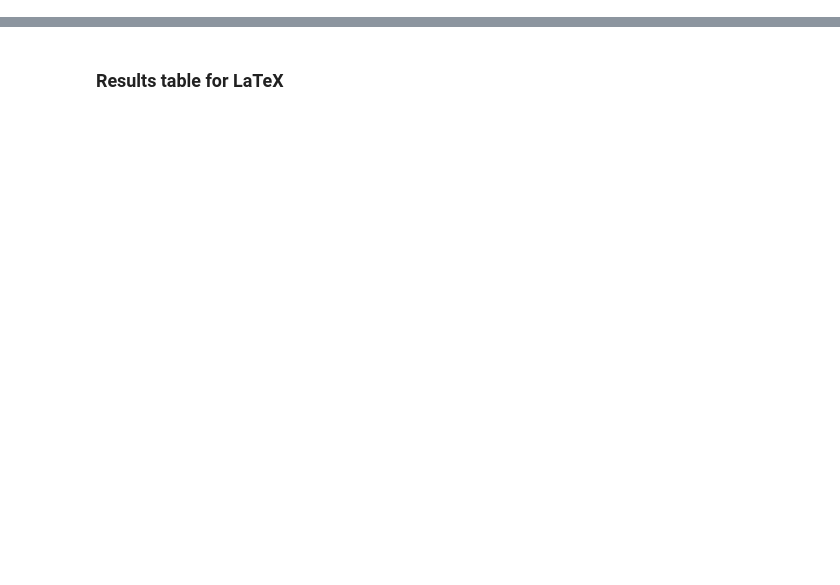
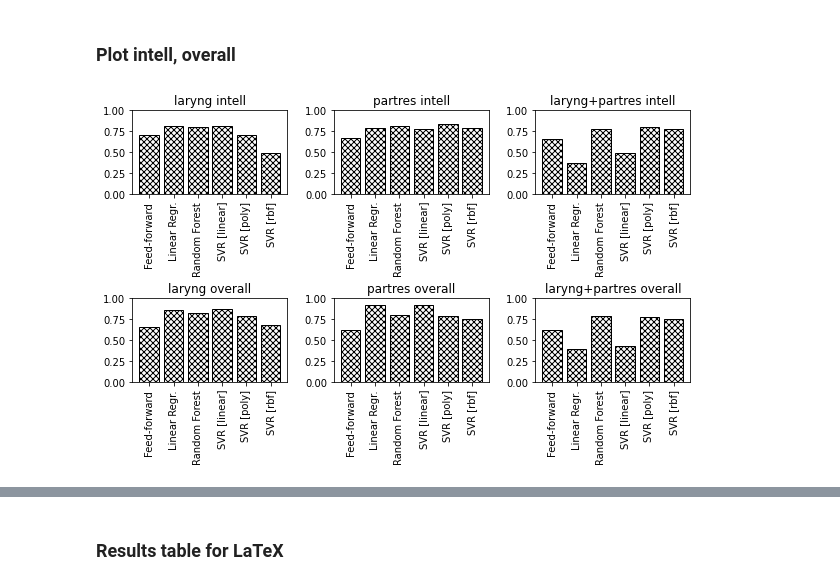
Before and after one commit to ralphscheu/xvector_laryngectomy, a Jupyter notebook: notebooks/predict_scoring_results_analysis.ipynb, the cells around one changed output, grey strips where cells are left out. Cells and saved outputs as stored; diff of their text form; code cells hidden in the pictures; blank space fills up the shorter version.

Commit message:
prepare regression results tables for paper

```diff
--- a/notebooks/predict_scoring_results_analysis.ipynb
+++ b/notebooks/predict_scoring_results_analysis.ipynb
@@ -80,0 +37,70 @@ df.loc[df.crit=='effort'].loc[df.speaker_group=="['LARY']"].plot.bar('model', 'a
+# %%
+# prepare df
+df = raw.copy().loc[raw.groupby(['speaker_group', 'crit', 'model'])['pearson_r'].idxmax()]
+df = df.loc[df.model != 'LinearModel']  # remove validation model
+df = df.drop(columns=['num_epochs', 'lr'])
+df = df.rename(columns={'crit':'criteria', 'pearson_r':'r', 'avg_mae':'mae'})
+# df.sort_values('r',ascending=False)
+# %% [markdown]
+### Plot intell, overall
+# %%
+fig, axs = plt.subplots(nrows=2, ncols=3, figsize=(10, 5))
+plt.subplots_adjust(wspace=.3, hspace=1.25)
+for ax in fig.axes:
+    plt.sca(ax)
+    plt.xticks(rotation=90)
+    ax.set_ylim([0,1])
+
+_barcolor = "white"
+_edgecolor="black"
+_hatch="xxxx"
+
+### laryng
+_speaker_group = "laryng"
+
+
+_criteria = "intell"
+_df = df.loc[df.speaker_group == _speaker_group].loc[df.criteria == _criteria]
+axs[0,0].bar(_df.model, _df.r, color=_barcolor, edgecolor=_edgecolor, hatch=_hatch)
+axs[0,0].set_title(_speaker_group + " " + _criteria)
+
+_criteria = "overall"
+_df = df.loc[df.speaker_group == _speaker_group].loc[df.criteria == _criteria]
+axs[1,0].bar(_df.model, _df.r, color=_barcolor, edgecolor=_edgecolor, hatch=_hatch)
+axs[1,0].set_title(_speaker_group + " " + _criteria)
+
+
+### partres
+_speaker_group = "partres"
+
+_criteria = "intell"
+_df = df.loc[df.speaker_group == _speaker_group].loc[df.criteria == _criteria]
+axs[0,1].bar(_df.model, _df.r, color=_barcolor, edgecolor=_edgecolor, hatch=_hatch)
+axs[0,1].set_title(_speaker_group + " " + _criteria)
+
+_criteria = "overall"
+_df = df.loc[df.speaker_group == _speaker_group].loc[df.criteria == _criteria]
+axs[1,1].bar(_df.model, _df.r, color=_barcolor, edgecolor=_edgecolor, hatch=_hatch)
+axs[1,1].set_title(_speaker_group + " " + _criteria)
+
+
+### laryng+partres
+_speaker_group = "laryng+partres"
+
+_criteria = "intell"
+_df = df.loc[df.speaker_group == _speaker_group].loc[df.criteria == _criteria]
+axs[0,2].bar(_df.model, _df.r, color=_barcolor, edgecolor=_edgecolor, hatch=_hatch)
+axs[0,2].set_title(_speaker_group + " " + _criteria)
+
+_criteria = "overall"
+_df = df.loc[df.speaker_group == _speaker_group].loc[df.criteria == _criteria]
+axs[1,2].bar(_df.model, _df.r, color=_barcolor, edgecolor=_edgecolor, hatch=_hatch)
+axs[1,2].set_title(_speaker_group + " " + _criteria)
+
+
+plt.savefig("regression_results_xvector__laryng_partres_laryngpartres__intell_overall.png", bbox_inches='tight')
+plt.savefig("regression_results_xvector__laryng_partres_laryngpartres__intell_overall.eps", format="eps", bbox_inches='tight')
+
+pass
+# %% [output]
+[figure, added]
```
Also changed, not shown: parts of 11 cells of this notebook, 1 other file.
